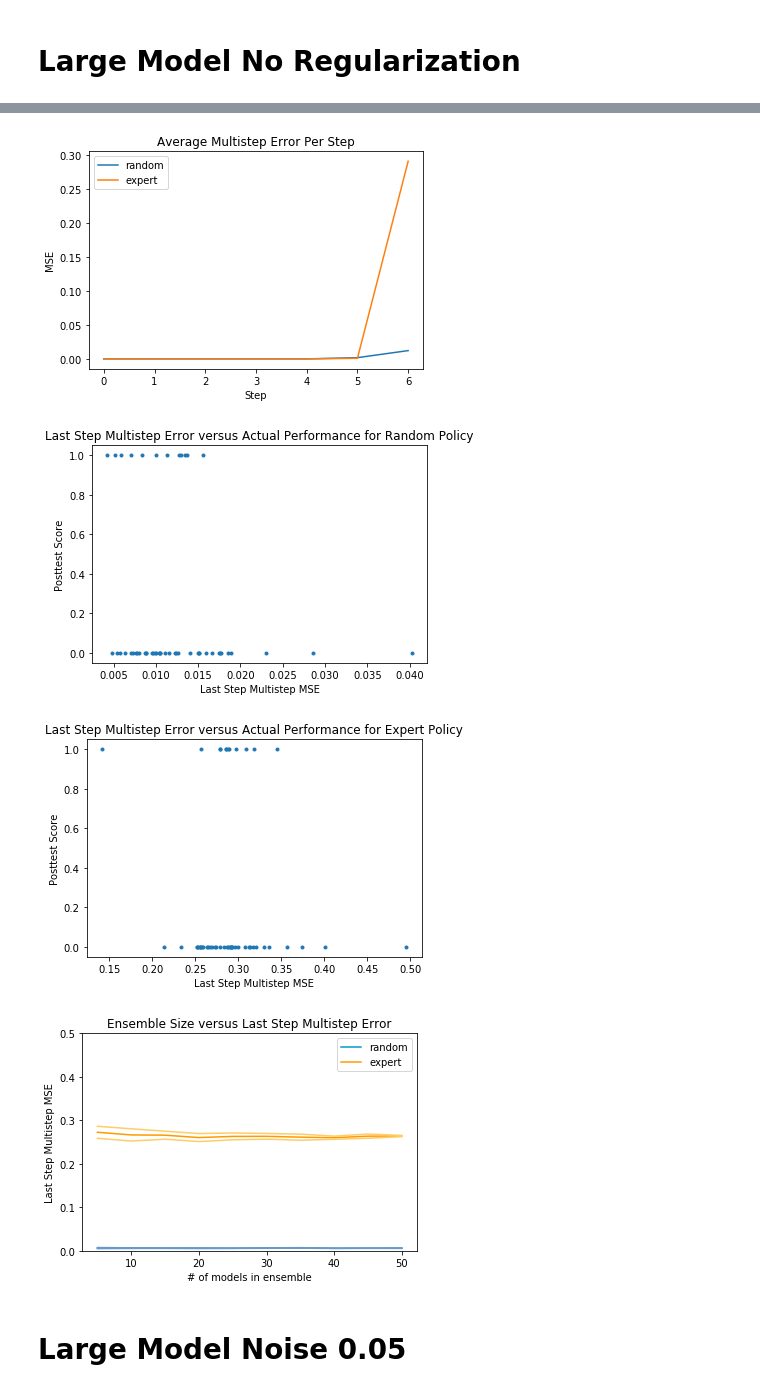
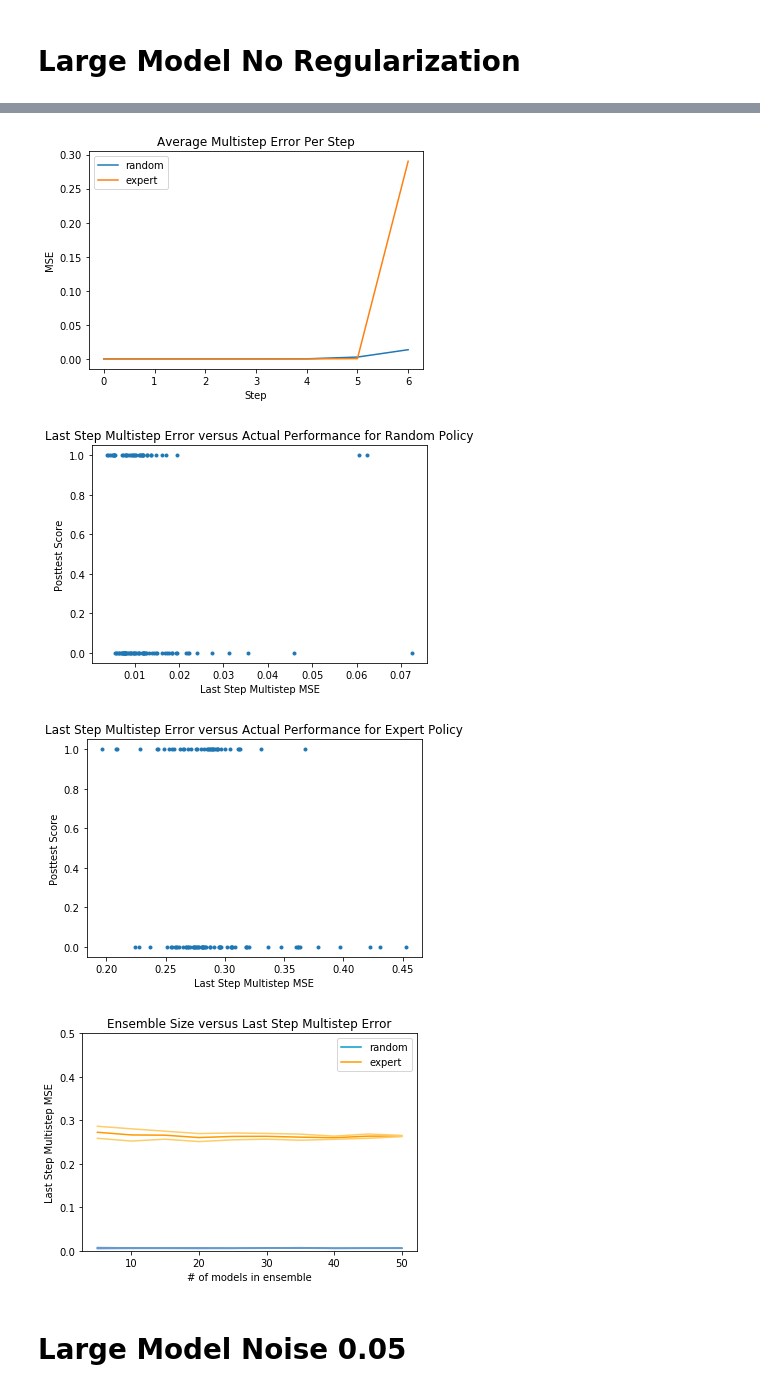
Before and after one commit to lisa-1010/smart-tutor, a Jupyter notebook: code/student2aw4l5.ipynb, the cells around one changed output, grey strips where cells are left out. Drawn from its saved outputs; the diff is of its cells as text; code cells hidden in the pictures.

Commit message:
100 large models ensemble seems to work

```diff
--- a/code/student2aw4l5.ipynb
+++ b/code/student2aw4l5.ipynb
@@ -142,18 +142,18 @@ def graph_ensemble_ms(outdata):
     six.print_('Ensemble last step random {}'.format(ms_random[-1]))
     six.print_('Ensemble last step expert {}'.format(ms_expert[-1]))
 
-def graph_info(path):
-    data11 = np.load(path+'/stats-runB.npz')
+def graph_info(path, runstr):
+    data11 = np.load(path+'/stats-{}.npz'.format(runstr))
     #data21 = np.load(path+'/mcts-rtype2-rollouts10000-trajectories8-real1-runB.npz')
     #data31 = np.load(path+'/mcts-rtype2-rollouts10000-trajectories8-real0-runB.npz')
 
-    with open(path+'/fsearch-runB-horizon6.pickle','rb') as f:
+    with open(path+'/fsearch-{}-horizon6.pickle'.format(runstr),'rb') as f:
         fsdata = pickle.load(f)
 
-    with open(path+'/fsearchensemble-runB-horizon6-n40.pickle','rb') as f:
+    with open(path+'/fsearchensemble-{}-horizon6-n40.pickle'.format(runstr),'rb') as f:
         fsensemble = pickle.load(f)
 
-    with open(path+'/multistep-runB-horizon6-n10000.pickle','rb') as f:
+    with open(path+'/multistep-{}-horizon6-n10000.pickle'.format(runstr),'rb') as f:
         multistep = pickle.load(f)
 
     fs_sq = np.array([d[0][1] for d in fsdata])
@@ -519,5 +516,5 @@ Ensemble last step expert 0.3630239348257182
 # %% [markdown]
 # Large Model No Regularization
 # %%
-graph_info('experiments/test2_modelgrusimple_large-dropout10-shuffle1-data-test2a-w4-n100000-l5-random.pickle')
+graph_info('experiments/test2_modelgrusimple_large-dropout10-shuffle1-data-test2a-w4-n100000-l5-random.pickle', 'runC')
 # %% [output]
@@ -534,7 +534,7 @@ Ensemble last step expert 0.2639131591004561
 [figure]
-[figure, old version]
+[figure, new version]
-[figure, old version]
+[figure, new version]
-[figure, old version]
+[figure, new version]
 [figure]
 # %% [markdown]
 # Large Model Noise 0.05
```
Also changed, not shown: parts of 2 cells of this notebook, 1 other file.
